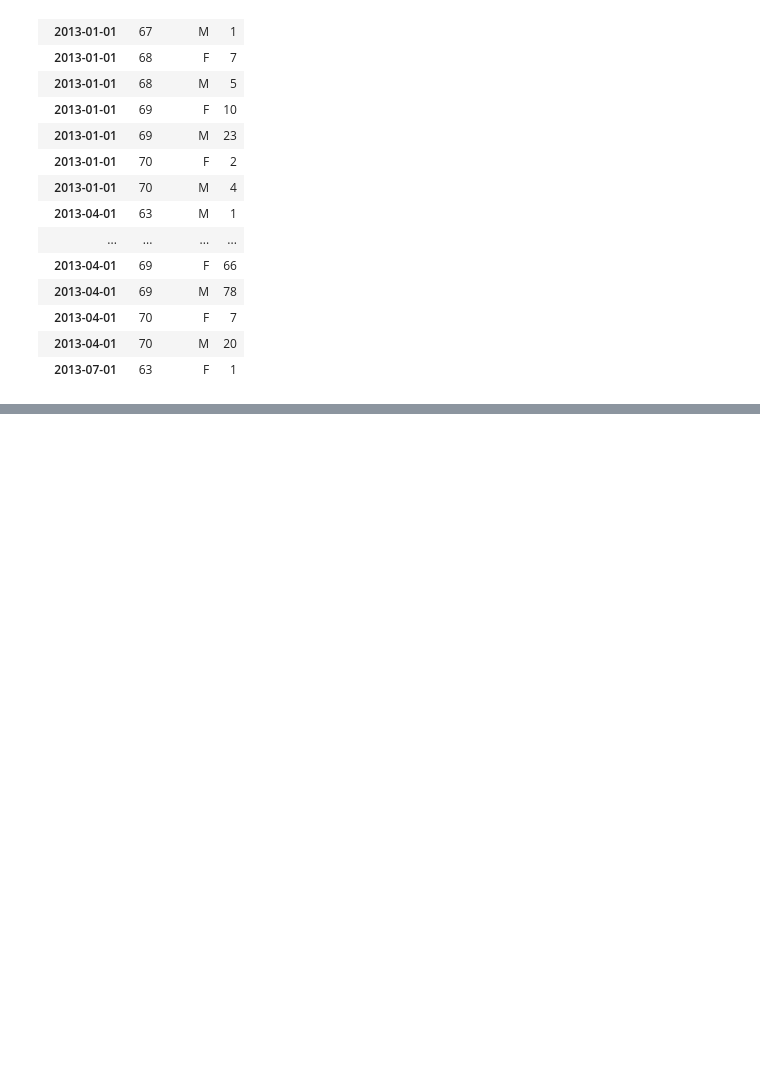
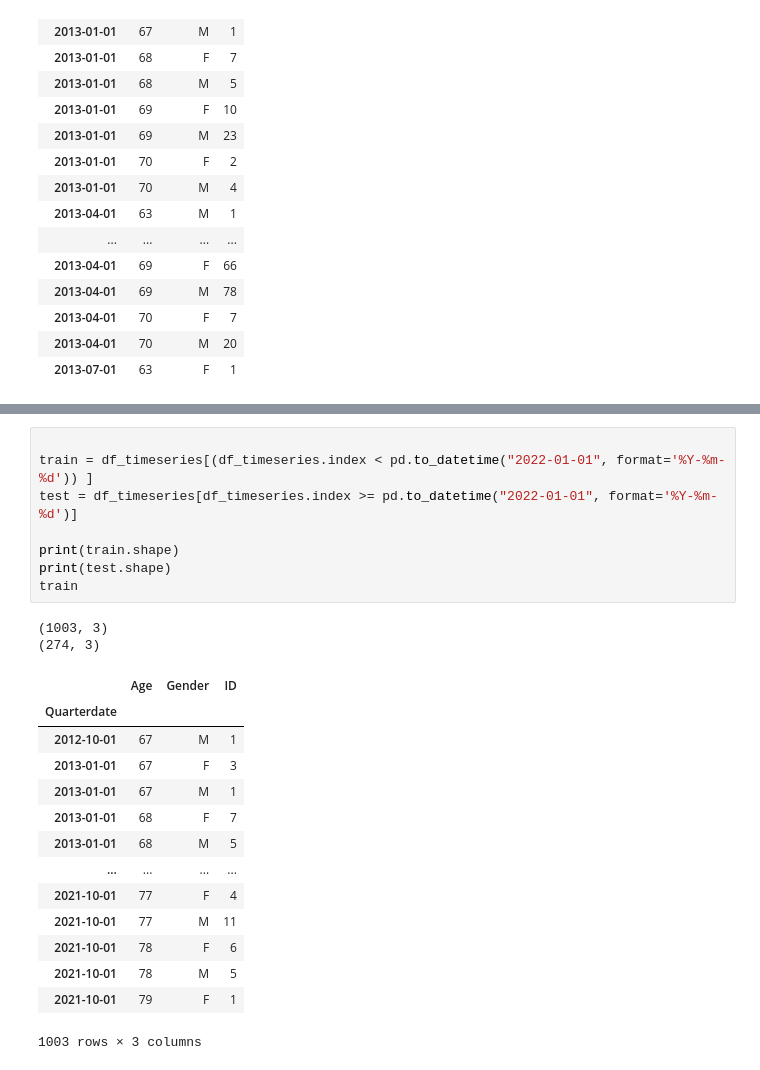
Before and after one commit to raku43/MScDACapstone, a Jupyter notebook: MScDA_Capstone.ipynb, the cells around one changed output, grey strips where cells are left out. Saved outputs shown, nothing was run; the diff lists cells and outputs as text; blank space fills up the shorter version.

```diff
--- a/MScDA_Capstone.ipynb
+++ b/MScDA_Capstone.ipynb
@@ -1268,0 +1322,25 @@ plt.show()
+# %%
+
+train = df_timeseries[(df_timeseries.index < pd.to_datetime("2022-01-01", format='%Y-%m-%d')) ]
+test = df_timeseries[df_timeseries.index >= pd.to_datetime("2022-01-01", format='%Y-%m-%d')]
+
+print(train.shape)
+print(test.shape)
+train
+# %% [output]
+(1003, 3)
+(274, 3)
+|  | Age | Gender | ID |
+| Quarterdate |  |  |  |
+| 2012-10-01 | 67 | M | 1 |
+| 2013-01-01 | 67 | F | 3 |
+| 2013-01-01 | 67 | M | 1 |
+| 2013-01-01 | 68 | F | 7 |
+| 2013-01-01 | 68 | M | 5 |
+| ... | ... | ... | ... |
+| 2021-10-01 | 77 | F | 4 |
+| 2021-10-01 | 77 | M | 11 |
+| 2021-10-01 | 78 | F | 6 |
+| 2021-10-01 | 78 | M | 5 |
+| 2021-10-01 | 79 | F | 1 |
+1003 rows × 3 columns
```
Also changed, not shown: parts of 39 cells of this notebook.
